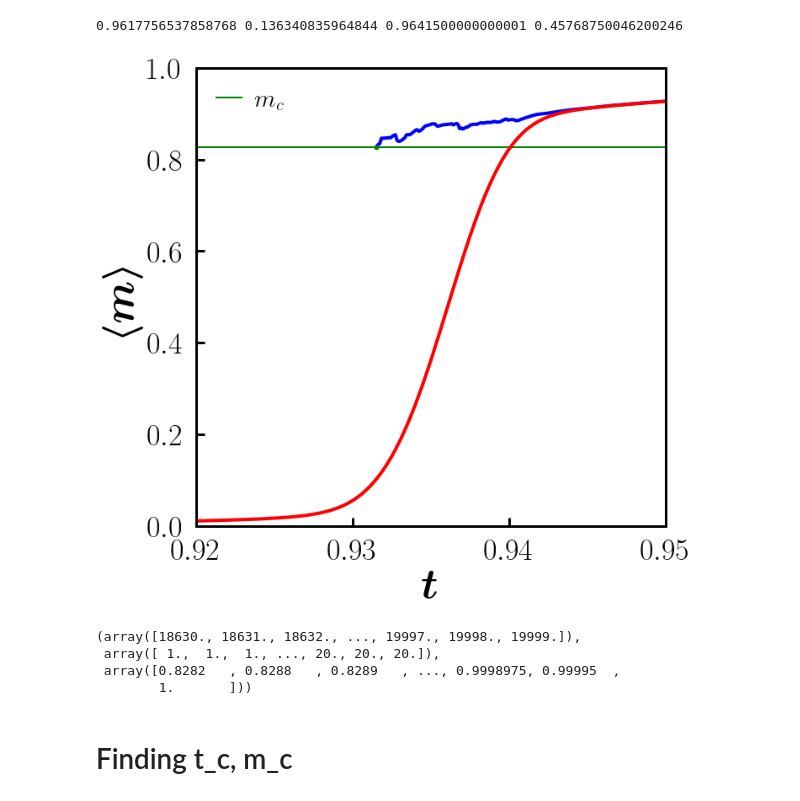
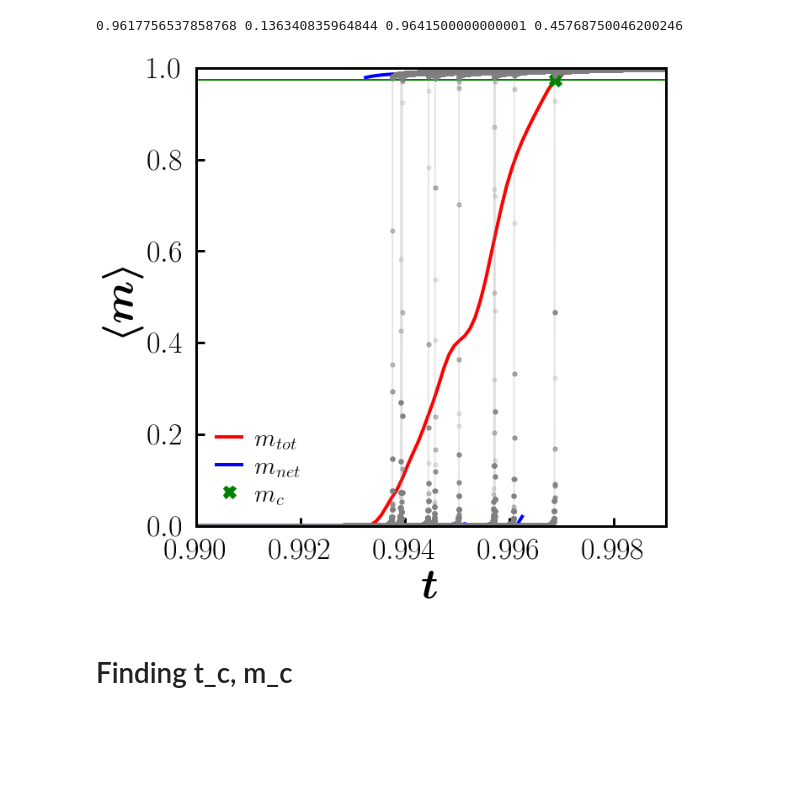
Before and after one commit to hoyunchoi/mBFW, a Jupyter notebook: src/characteristic_time.ipynb, the cells around one changed output. Drawn from its saved outputs; the diff is of its cells as text; code cells hidden in the pictures; blank space fills up the shorter version.

Commit message:
add observable: single op

```diff
--- a/src/characteristic_time.ipynb
+++ b/src/characteristic_time.ipynb
@@ -21,6 +21,7 @@ meanClusterSize = {}
 orderParameterVariance = {}
 interEventTime = {}
 netOrderParameter = {}
+singleOrderParameter = {}
 #* ---------------------------------------------------------
 orderParameterDist_t = {}
 orderParameterDist = {}
@@ -33,24 +34,25 @@ interEventTime_orderParameter = {}
 for networkSize in [10240000]:
     time[networkSize] = np.arange(0.0, 1.0, 1/networkSize)
     # for acceptanceThreshold in acceptanceThresholdList:
-    for acceptanceThreshold in [0.5]:
+    for acceptanceThreshold in [0.9]:
         current = networkSize, acceptanceThreshold
         points[current] = rd.readPoints(networkSize, acceptanceThreshold)
         #* -------------------------------------------------------
-        # orderParameter[current] = rd.read("orderParameter", networkSize, acceptanceThreshold)
+        orderParameter[current] = rd.read("orderParameter", networkSize, acceptanceThreshold)
         # meanClusterSize[current] = rd.read("meanClusterSize", networkSize, acceptanceThreshold)
         # orderParameterVariance[current] = rd.read("orderParameterVariance", networkSize, acceptanceThreshold)
         # interEventTime[current] = rd.read("interEventTime", networkSize, acceptanceThreshold)
         netOrderParameter[current] = {}
         for state in ["sub", "super"]:
             netOrderParameter[current][state] = rd.read("netOrderParameter", networkSize, acceptanceThreshold, state)
+        singleOrderParameter[current] = rd.read("singleOrderParameter", networkSize, acceptanceThreshold)
         # #* ---------------------------------------------------------
         # orderParameterDist_t[current] = rd.extractRepeater("orderParameterDist", networkSize, acceptanceThreshold)
         # for t in orderParameterDist_t[current]:
         #     orderParameterDist[current, t] = rd.read("orderParameterDist", networkSize, acceptanceThreshold, t)
-        clusterSizeDist_op[current] = rd.extractRepeater("clusterSizeDist", networkSize, acceptanceThreshold)
-        for op in clusterSizeDist_op[current]:
-            clusterSizeDist[current, op] = rd.read("clusterSizeDist", networkSize, acceptanceThreshold, op)
+        # clusterSizeDist_op[current] = rd.extractRepeater("clusterSizeDist", networkSize, acceptanceThreshold)
+        # for op in clusterSizeDist_op[current]:
+        #     clusterSizeDist[current, op] = rd.read("clusterSizeDist", networkSize, acceptanceThreshold, op)
         #* ---------------------------------------------------------
 # %% [markdown]
 # Finding t_a2,m_a2
@@ -94,38 +96,38 @@ print(t_a2,m_a2,t_inflection, m_inflection)
 # %%
 fig, ax = plt.subplots()
 ax.set_rasterized(True)
 
-networkSize = 20000
-acceptanceThreshold = 0.5
+networkSize = 10240000
+acceptanceThreshold = 0.2
 current = networkSize, acceptanceThreshold
-m_c = points[current]["m_c"]
+t_c, m_c = points[current]["t_c"], points[current]["m_c"]
 
-net_t, _, net_op = netOrderParameter[current]
-net_t, net_op = avgLinBin(net_t/networkSize, net_op)
-ax.plot(net_t, net_op, 'b-')
-ax.plot([0,1], [m_c,m_c], 'g-', label=latex_string("m_c"), linewidth=2)
-ax.plot(net_t[0], m_c, 'go', markersize=5, label=latex_string("net_m"))
+t, op = avgLinBin(time[networkSize], orderParameter[current])
+ax.plot(t, op, 'r-', label=latex_string("m_{tot}"))
+net_t, net_op = avgLinBin(*netOrderParameter[current]["sub"], min_val=0, max_val=networkSize - 1, delta=networkSize / 1e4)
+ax.plot(net_t / networkSize, net_op, 'b-')
+net_t, net_op = avgLinBin(*netOrderParameter[current]["super"], min_val=0, max_val=networkSize - 1, delta=networkSize / 1e4)
+ax.plot(net_t / networkSize, net_op, 'b-', label=latex_string("m_{net}"))
+ax.plot([0, 1], [m_c, m_c], 'g-', linewidth=2)
+ax.plot(t_c, m_c, 'gX', label=latex_string("m_c"))
 
-t, op = avgLinBin(time[networkSize], orderParameter[current], label=latex_string("tot_m"))
-ax.plot(t, op, 'r-')
+for op in singleOrderParameter[current].values():
+    # t, op = avgLinBin(time[networkSize], op)
+    # ax.plot(t, op, 'o-', color='grey', markersize=5, linewidth=2)
+
+    ax.plot(time[networkSize][int(chi_plotRange[acceptanceThreshold][0]*networkSize):int(chi_plotRange[acceptanceThreshold][1]*networkSize)], op[int(chi_plotRange[acceptanceThreshold][0]*networkSize): int(chi_plotRange[acceptanceThreshold][1]*networkSize)], 'o-', color='grey', markersize=5, linewidth=2, alpha=0.2)
+
 
 ax.set_xlim(chi_plotRange[acceptanceThreshold])
-ax.set_ylim([0, 1])
+ax.set_ylim(0, 1)
 ax.set_xlabel(latex_bold_string("t"))
 ax.set_ylabel(latex_bold_string("\langle m \\rangle"))
-ax.legend(loc="upper left", fontsize=30)
+ax.legend(loc="best", fontsize=30)
 
 # fig.savefig("../data/mBFW/fig/t_op(N{:.1e},G{:.1f}).pdf".format(*current), bbox_inches = 'tight', pad_inches = 0.1, facecolor = 'w', dpi=100)
 plt.show()
 # %% [output]
-[figure, old version]
+[figure, new version]
-# %%
-netOrderParameter[current]
-# %% [output]
-(array([18630., 18631., 18632., ..., 19997., 19998., 19999.]),
- array([ 1.,  1.,  1., ..., 20., 20., 20.]),
- array([0.8282   , 0.8288   , 0.8289   , ..., 0.9998975, 0.99995  ,
-        1.       ]))
 # %% [markdown]
 # Finding t_c, m_c
 # %%
```
Also changed, not shown: 3 other files.
